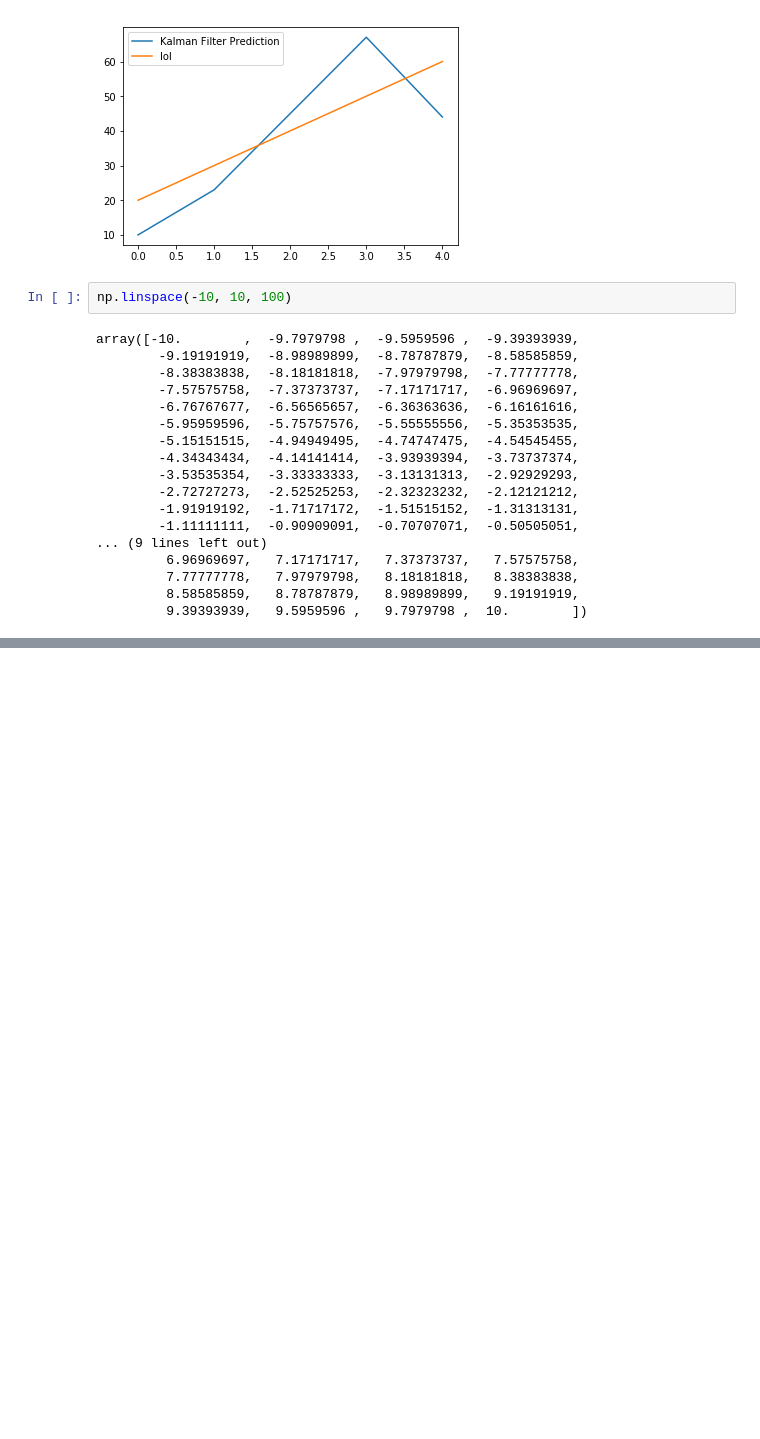
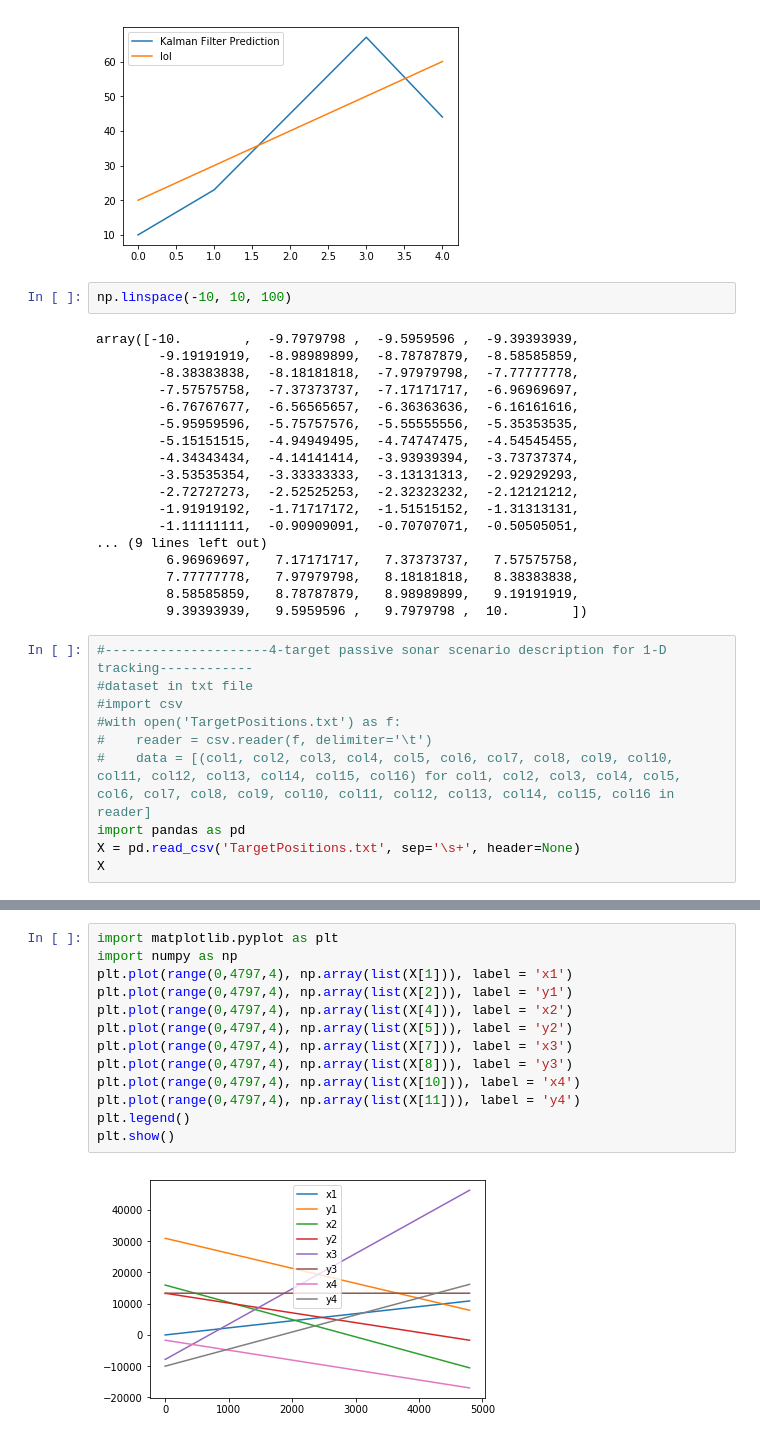
Before and after one commit to adityalpha/SensorFusion, a Jupyter notebook: Begin.ipynb, the cells around one changed output, grey strips where cells are left out. Cells and saved outputs as stored; diff of their text form; blank space fills up the shorter version.

```diff
--- a/Begin.ipynb
+++ b/Begin.ipynb
@@ -87,3 +87,13 @@ array([-10.        ,  -9.7979798 ,  -9.5959596 ,  -9.39393939,
          7.77777778,   7.97979798,   8.18181818,   8.38383838,
          8.58585859,   8.78787879,   8.98989899,   9.19191919,
          9.39393939,   9.5959596 ,   9.7979798 ,  10.        ])
+# %%
+#---------------------4-target passive sonar scenario description for 1-D tracking------------
+#dataset in txt file
+#import csv
+#with open('TargetPositions.txt') as f:
+#    reader = csv.reader(f, delimiter='\t')
+#    data = [(col1, col2, col3, col4, col5, col6, col7, col8, col9, col10, col11, col12, col13, col14, col15, col16) for col1, col2, col3, col4, col5, col6, col7, col8, col9, col10, col11, col12, col13, col14, col15, col16 in reader]
+import pandas as pd
+X = pd.read_csv('TargetPositions.txt', sep='\s+', header=None)
+X
@@ -89,0 +119,15 @@ array([-10.        ,  -9.7979798 ,  -9.5959596 ,  -9.39393939,
+# %%
+import matplotlib.pyplot as plt
+import numpy as np
+plt.plot(range(0,4797,4), np.array(list(X[1])), label = 'x1')
+plt.plot(range(0,4797,4), np.array(list(X[2])), label = 'y1')
+plt.plot(range(0,4797,4), np.array(list(X[4])), label = 'x2')
+plt.plot(range(0,4797,4), np.array(list(X[5])), label = 'y2')
+plt.plot(range(0,4797,4), np.array(list(X[7])), label = 'x3')
+plt.plot(range(0,4797,4), np.array(list(X[8])), label = 'y3')
+plt.plot(range(0,4797,4), np.array(list(X[10])), label = 'x4')
+plt.plot(range(0,4797,4), np.array(list(X[11])), label = 'y4')
+plt.legend()
+plt.show()
+# %% [output]
+[figure, added]
```
Also changed, not shown: parts of 1 cell of this notebook, 2 other files.
